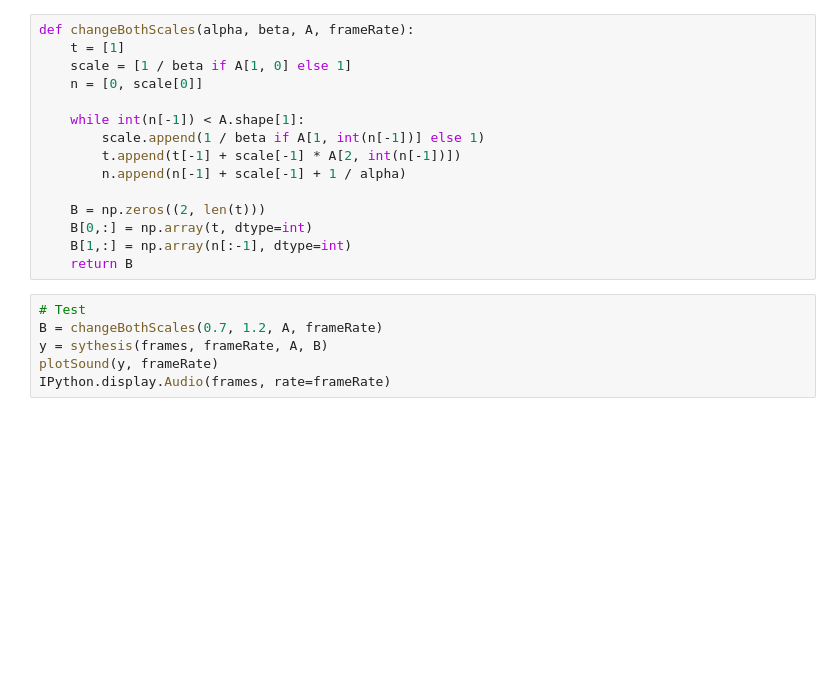
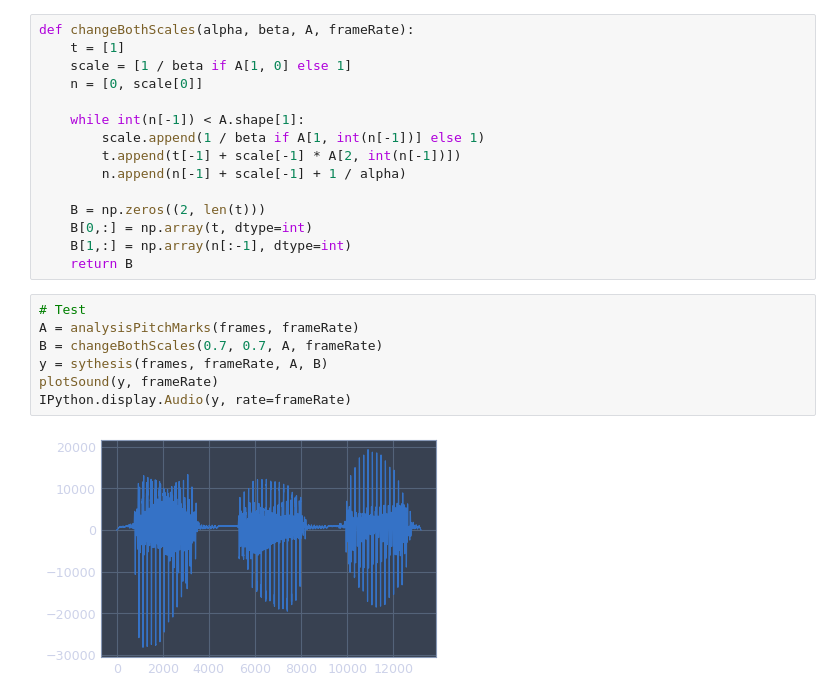
Before and after one commit to alexis-thual/audio-signal-analysis, a Jupyter notebook: tp5/Untitled.ipynb, the cells around one changed output. Drawn from its saved outputs; the diff is of its cells as text; blank space fills up the shorter version.

```diff
--- a/tp5/Untitled.ipynb
+++ b/tp5/Untitled.ipynb
@@ -172,7 +172,10 @@ def changeBothScales(alpha, beta, A, frameRate):
     return B
 # %%
 # Test
-B = changeBothScales(0.7, 1.2, A, frameRate)
+A = analysisPitchMarks(frames, frameRate)
+B = changeBothScales(0.7, 0.7, A, frameRate)
 y = sythesis(frames, frameRate, A, B)
 plotSound(y, frameRate)
-IPython.display.Audio(frames, rate=frameRate)
+IPython.display.Audio(y, rate=frameRate)
+# %% [output]
+[figure, added]
```
Also changed, not shown: parts of 2 cells of this notebook.
